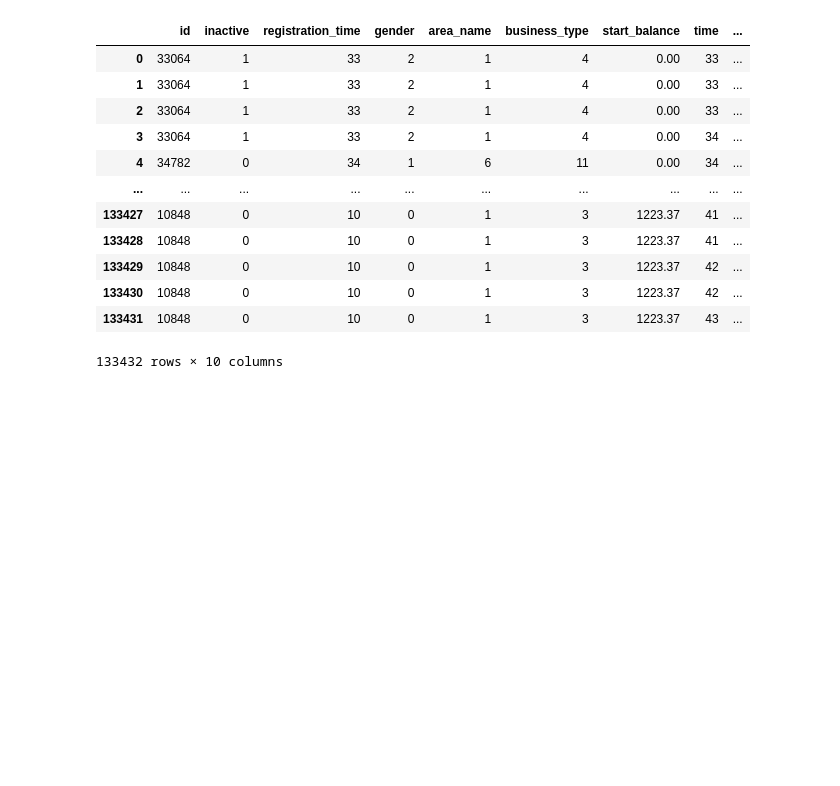
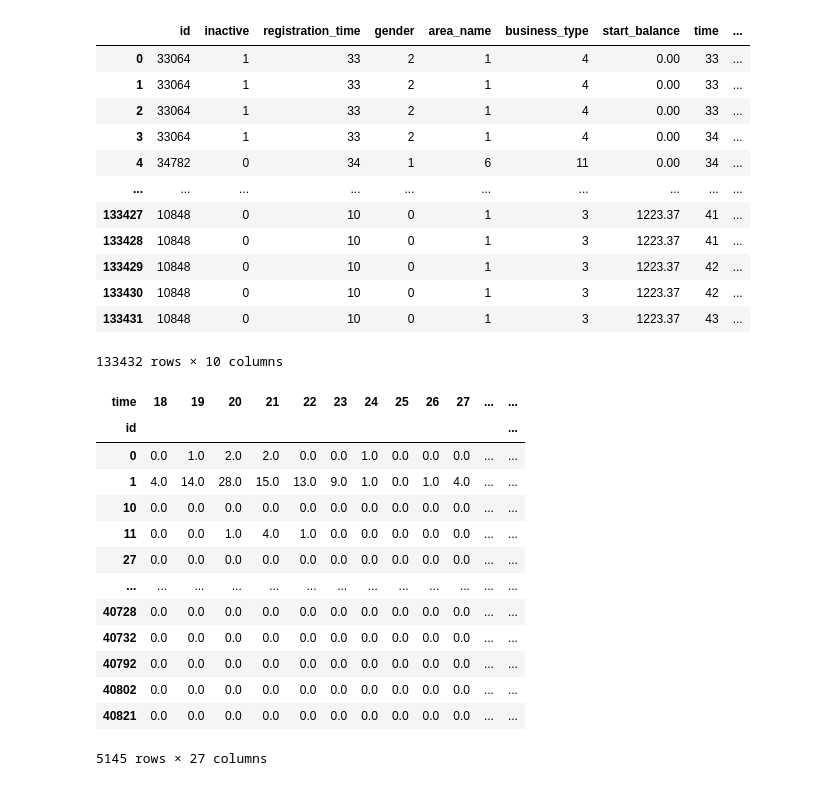
Before and after one commit to beratcabuk/sdshackathon2022, a Jupyter notebook: sdshackathon.ipynb, the cells around one changed output. Cells and saved outputs as stored; diff of their text form; code cells hidden in the pictures; blank space fills up the shorter version.

```diff
--- a/sdshackathon.ipynb
+++ b/sdshackathon.ipynb
@@ -459,4 +459,20 @@ user_transactions
 | 133431 | 10848 | 0 | 10 | 0 | 1 | 3 | 1223.37 | 43 | ... |
 133432 rows × 10 columns
 # %%
-weekly = user_transactions.groupby("id")["time"].value_counts().unstack().fillna(0)
+weekly_cnt = user_transactions.groupby("id")["time"].value_counts().unstack().fillna(0)
+weekly_cnt
+# %% [output]
+| time | 18 | 19 | 20 | 21 | 22 | 23 | 24 | 25 | 26 | 27 | ... | ... |
+| id |  |  |  |  |  |  |  |  |  |  |  | ... |
+| 0 | 0.0 | 1.0 | 2.0 | 2.0 | 0.0 | 0.0 | 1.0 | 0.0 | 0.0 | 0.0 | ... | ... |
+| 1 | 4.0 | 14.0 | 28.0 | 15.0 | 13.0 | 9.0 | 1.0 | 0.0 | 1.0 | 4.0 | ... | ... |
+| 10 | 0.0 | 0.0 | 0.0 | 0.0 | 0.0 | 0.0 | 0.0 | 0.0 | 0.0 | 0.0 | ... | ... |
+| 11 | 0.0 | 0.0 | 1.0 | 4.0 | 1.0 | 0.0 | 0.0 | 0.0 | 0.0 | 0.0 | ... | ... |
+| 27 | 0.0 | 0.0 | 0.0 | 0.0 | 0.0 | 0.0 | 0.0 | 0.0 | 0.0 | 0.0 | ... | ... |
+| ... | ... | ... | ... | ... | ... | ... | ... | ... | ... | ... | ... | ... |
+| 40728 | 0.0 | 0.0 | 0.0 | 0.0 | 0.0 | 0.0 | 0.0 | 0.0 | 0.0 | 0.0 | ... | ... |
+| 40732 | 0.0 | 0.0 | 0.0 | 0.0 | 0.0 | 0.0 | 0.0 | 0.0 | 0.0 | 0.0 | ... | ... |
+| 40792 | 0.0 | 0.0 | 0.0 | 0.0 | 0.0 | 0.0 | 0.0 | 0.0 | 0.0 | 0.0 | ... | ... |
+| 40802 | 0.0 | 0.0 | 0.0 | 0.0 | 0.0 | 0.0 | 0.0 | 0.0 | 0.0 | 0.0 | ... | ... |
+| 40821 | 0.0 | 0.0 | 0.0 | 0.0 | 0.0 | 0.0 | 0.0 | 0.0 | 0.0 | 0.0 | ... | ... |
+5145 rows × 27 columns
```
Also changed, not shown: parts of 12 cells of this notebook.
